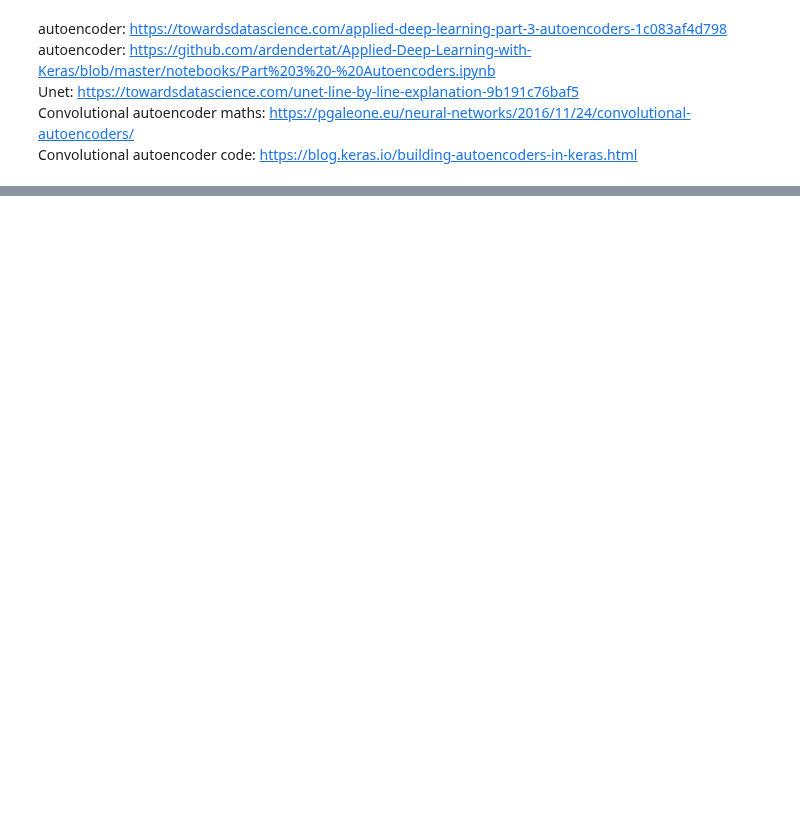
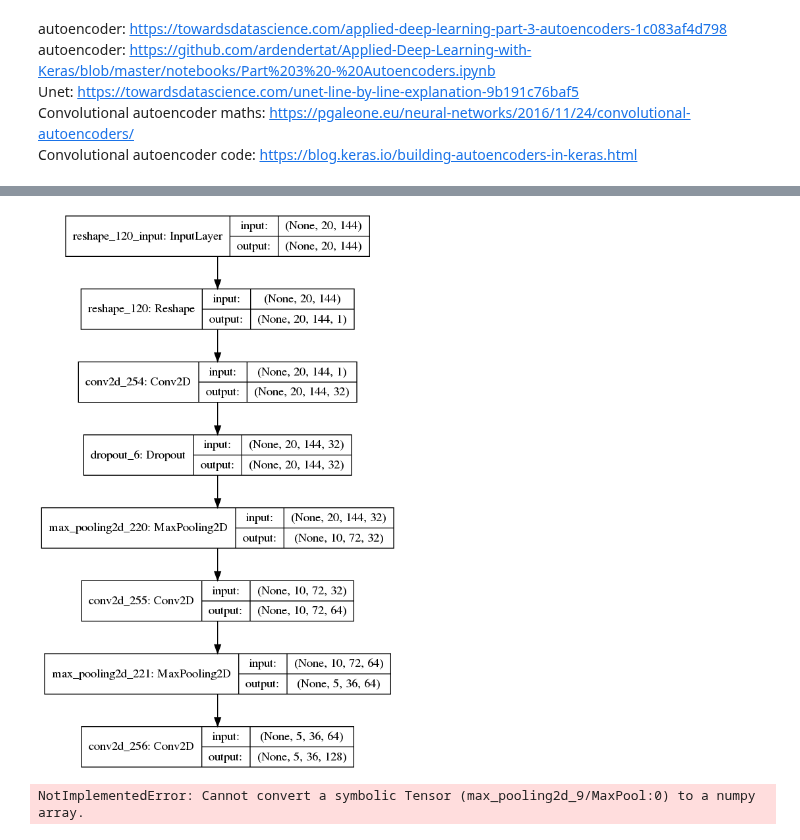
Before and after one commit to Pierre-LaurentC/IonosphericSignalRecontruction, a Jupyter notebook: Encoder_Decoder.ipynb, the cells around one changed output, grey strips where cells are left out. Cells and saved outputs as stored; diff of their text form; code cells hidden in the pictures; blank space fills up the shorter version.

```diff
--- a/Encoder_Decoder.ipynb
+++ b/Encoder_Decoder.ipynb
@@ -154,0 +79,23 @@ mx_train_lines.shape
+# %%
+conv_encoder = keras.models.Sequential([
+    keras.layers.Reshape([20, 144, 1], input_shape=[20, 144]),
+    keras.layers.Conv2D(32, kernel_size=3, padding="SAME", activation="relu"),
+    keras.layers.Dropout(0.001),
+    keras.layers.MaxPool2D(pool_size=2),
+    keras.layers.Conv2D(64, kernel_size=3, padding="SAME", activation="relu"),
+    keras.layers.MaxPool2D(pool_size=2),
+    keras.layers.Conv2D(128, kernel_size=3, padding="SAME", activation="relu"),
+])
+conv_decoder = keras.models.Sequential([
+    keras.layers.Dense(128, input_shape=[5, 36, 128]),
+    keras.layers.Conv2DTranspose(128, kernel_size=2, strides=2, padding="VALID", activation="relu"),
+    keras.layers.Conv2DTranspose(64, kernel_size=1, strides=1, padding="SAME", activation="relu"),
+    keras.layers.Dropout(0.001),
+    keras.layers.Conv2DTranspose(64, kernel_size=3, strides=2, padding="SAME", activation="relu"),
+    keras.layers.Conv2DTranspose(32, kernel_size=1, strides=1, padding="SAME", activation="relu"),
+    keras.layers.Conv2DTranspose(1, kernel_size=1, strides=1, padding="SAME", activation="sigmoid"),
+    keras.layers.Reshape([20, 144])
+])
+# conv_encoder.summary()
+# conv_decoder.summary()
+conv_ae = keras.models.Sequential([conv_encoder, conv_decoder])
@@ -155,25 +141,33 @@ mx_train_lines.shape
+# %%
+plot_model(conv_encoder, to_file='model_plot.png', show_shapes=True)
+# %% [output]
+[figure, added]
 # %%
-#CONVOLUTIONAL AUTOENCODER
+#CONVOLUTIONAL AUTOENCODER OLD VERSION
 
 input_img = keras.Input(shape=(20, 144, 1))
 
-x = layers.Conv2D(32, (3, 3), activation='relu', padding='same')(input_img)
+x = layers.Conv2D(16, (3, 3), activation='relu', padding='same')(input_img)
 x = layers.MaxPooling2D((2, 2), padding='same')(x)
-x = layers.Conv2D(16, (3, 3), activation='relu', padding='same')(x)
+x = layers.Conv2D(8, (3, 3), activation='relu', padding='same')(x)
 x = layers.MaxPooling2D((2, 2), padding='same')(x)
-x = layers.Conv2D(16, (3, 3), activation='relu', padding='same')(x)
+x = layers.Conv2D(8, (3, 3), activation='relu', padding='same')(x)
 
 encoded = layers.MaxPooling2D((2, 2), padding='same')(x)
 
-x = layers.Conv2D(16, (3, 3), activation='relu', padding='same')(encoded)
+
+x = layers.Conv2D(8, (3, 3), activation='relu', padding='same')(encoded)
 x = layers.UpSampling2D((2, 2))(x)
-x = layers.Conv2D(16, (3, 3), activation='relu', padding='same')(x)
+x = layers.Conv2D(8, (3, 3), activation='relu', padding='same')(x)
 x = layers.UpSampling2D((2, 2))(x)
-x = layers.Conv2D(32, (3, 1), activation='relu')(x)
+x = layers.Conv2D(16, (3, 1), activation='relu')(x)
 x = layers.UpSampling2D((2, 2))(x)
-# x = Dense(1440, activation='relu')(x)
-# x = Dense(144, activation='relu')(x)
 decoded = layers.Conv2D(1, (3, 3), activation='sigmoid', padding='same')(x)
 
 convolutional_autoencoder = keras.Model(input_img, decoded)
 convolutional_autoencoder.compile(optimizer='adam', loss='mse')
+
+convolutional_autoencoder._get_distribution_strategy = lambda: None
+convolutional_autoencoder.fit(mx_train_lines, mx_train, epochs=10, batch_size=5, shuffle=True)
+# %% [output]
+NotImplementedError: Cannot convert a symbolic Tensor (max_pooling2d_9/MaxPool:0) to a numpy array.
```
Also changed, not shown: parts of 19 cells of this notebook, 3 other files.
